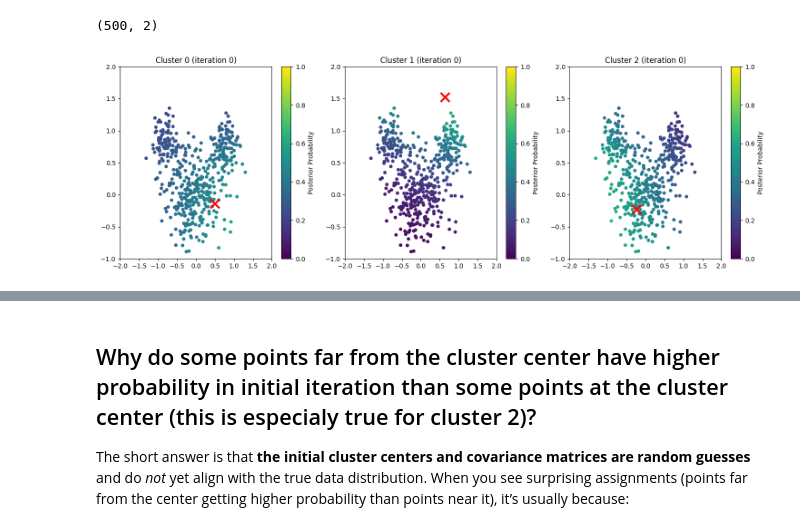
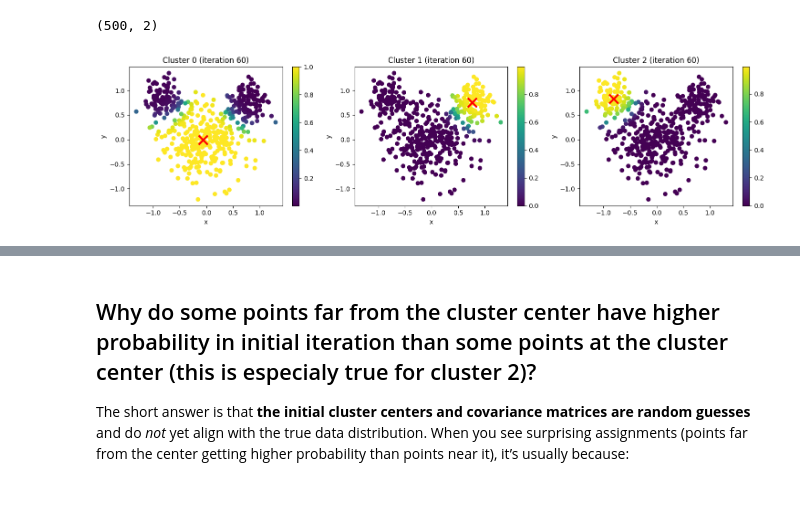
Before and after one commit to jakubweglowski/Machine-Learning-Summer-2024-25, a Jupyter notebook: Lab02_clustering.ipynb, the cells around one changed output, grey strips where cells are left out. Saved outputs shown, nothing was run; the diff lists cells and outputs as text; code cells hidden in the pictures; blank space fills up the shorter version.

Commit message:
Add and finish Homework02_clustering.ipynb

```diff
--- a/Lab02_clustering.ipynb
+++ b/Lab02_clustering.ipynb
@@ -492,44 +478,32 @@ def m_step(data, resp):
     Sigma_new = np.array(Sigma_new)
 
     return pi_new, mu_new, Sigma_new
+# %%
+# ----------------------------------------------------------------------
+# SECTION 4: train the model
+# ----------------------------------------------------------------------
+iterations = 60
+for _ in range(iterations):
+    resp = e_step(data_X, pi, mu, Sigma)
+    pi, mu, Sigma = m_step(data_X, resp)
 # %%
 # ----------------------------------------------------------------------
-# SECTION 4: Set up for animation - plot the initial state
+# SECTION 5: plot the final state
 # ----------------------------------------------------------------------
-# We'll store the EM parameters in global variables so we can update them
-# within our animation function easily.
+resp_final = e_step(data_X, pi, mu, Sigma)
 
-# Precompute figure, axes, and placeholders for scatter plots and cluster centers
-fig, axes = plt.subplots(1, K, figsize=(15, 5))
-
-# We'll create one scatter per cluster:
-scatters = []
-center_plots = []
-
-# Initialize the responsibilities (before first iteration) just for plotting the colors
-resp_init = e_step(data_X, pi, mu, Sigma)
-
+fig, axes = plt.subplots(1, K, figsize=(15, 4))
 for k in range(K):
-    # Scatter for the data with color = responsibilities for cluster k
-    sc = axes[k].scatter(data_X[:, 0], data_X[:, 1],
-                         c=resp_init[:, k], cmap='viridis',
-                         s=20, vmin=0, vmax=1)
-
-    scatters.append(sc)
-
+    sc = axes[k].scatter(data_X[:,0], data_X[:,1], c=resp_final[:, k], cmap='viridis')
+    axes[k].set_title(f'Cluster {k} (iteration {iterations})')
+    axes[k].set_xlabel('x')
+    axes[k].set_ylabel('y')
     # Plot for the cluster center: "X" in red
-    cp, = axes[k].plot(mu[k,0], mu[k,1], 'rx', markersize=14, mew=3)
-    center_plots.append(cp)
-
-    axes[k].set_title(f'Cluster {k} (iteration 0)')
-    axes[k].set_xlim([-2, 2])
-    axes[k].set_ylim([-1, 2])
-
-    # Add a colorbar for each subplot
-    cbar = fig.colorbar(sc, ax=axes[k])
-    cbar.set_label('Posterior Probability')
+    cp = axes[k].plot(mu[k,0], mu[k,1], 'rx', markersize=14, mew=3)
+    # Add a colorbar
+    plt.colorbar(sc, ax=axes[k])
 
 plt.tight_layout()
 plt.show()
 # %% [output]
-[figure, old version]
+[figure, new version]
```
Also changed, not shown: parts of 6 cells of this notebook, 1 other file.
